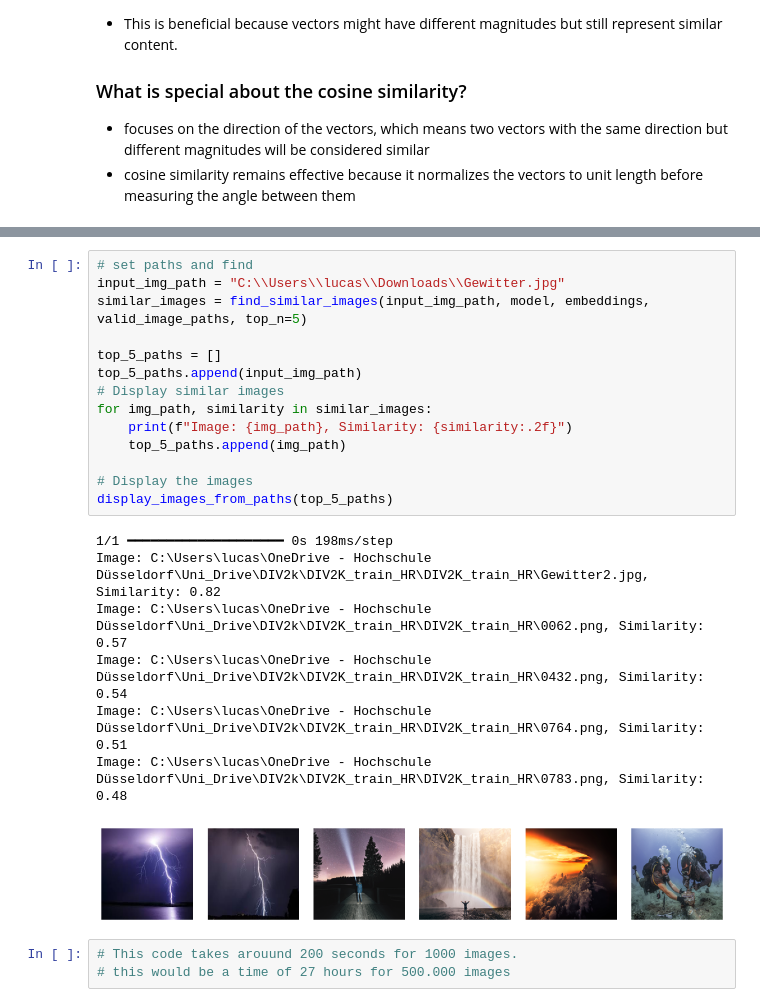
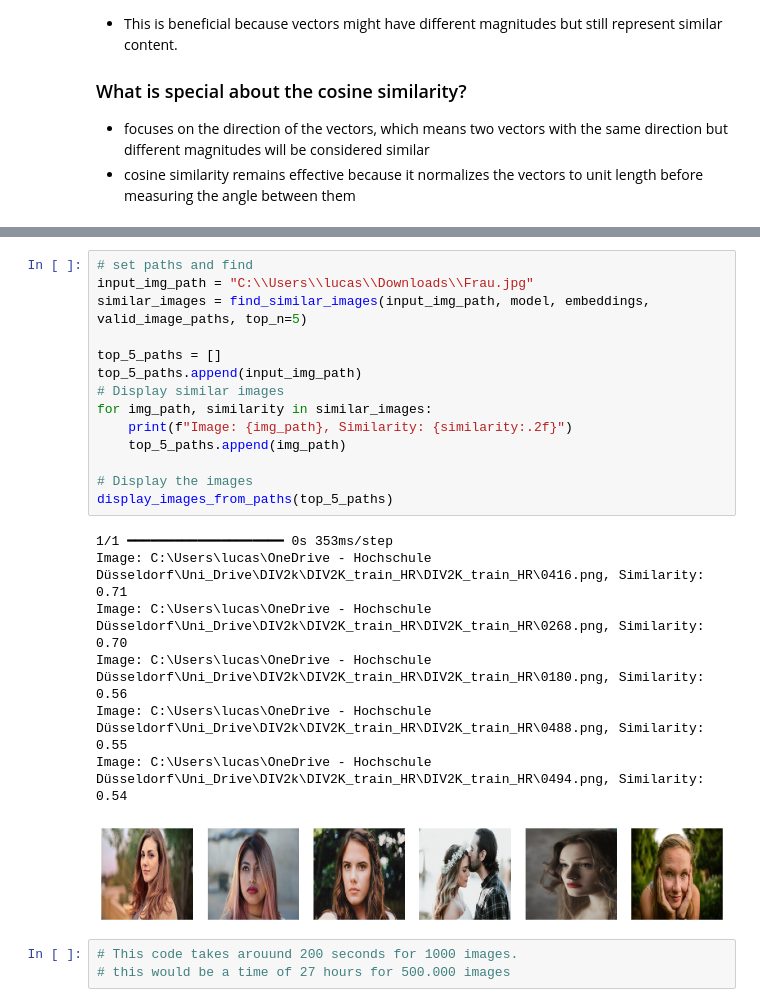
Before and after one commit to lucasthierry17/FindPicture, a Jupyter notebook: embedding_resnet.ipynb, the cells around one changed output, grey strips where cells are left out. Saved outputs shown, nothing was run; the diff lists cells and outputs as text.

```diff
--- a/embedding_resnet.ipynb
+++ b/embedding_resnet.ipynb
@@ -217,25 +199,25 @@ WARNING:tensorflow:6 out of the last 6 calls to <function TensorFlowTrainer.make
 # %%
 # set paths and find
-input_img_path = "C:\\Users\\lucas\\Downloads\\Gewitter.jpg"
+input_img_path = "C:\\Users\\lucas\\Downloads\\Frau.jpg"
 similar_images = find_similar_images(input_img_path, model, embeddings, valid_image_paths, top_n=5)
 
 top_5_paths = []
 top_5_paths.append(input_img_path)
 # Display similar images
 for img_path, similarity in similar_images:
     print(f"Image: {img_path}, Similarity: {similarity:.2f}")
     top_5_paths.append(img_path)
 
 # Display the images
 display_images_from_paths(top_5_paths)
 # %% [output]
-1/1 ━━━━━━━━━━━━━━━━━━━━ 0s 198ms/step
-Image: C:\Users\lucas\OneDrive - Hochschule Düsseldorf\Uni_Drive\DIV2k\DIV2K_train_HR\DIV2K_train_HR\Gewitter2.jpg, Similarity: 0.82
-Image: C:\Users\lucas\OneDrive - Hochschule Düsseldorf\Uni_Drive\DIV2k\DIV2K_train_HR\DIV2K_train_HR\0062.png, Similarity: 0.57
-Image: C:\Users\lucas\OneDrive - Hochschule Düsseldorf\Uni_Drive\DIV2k\DIV2K_train_HR\DIV2K_train_HR\0432.png, Similarity: 0.54
-Image: C:\Users\lucas\OneDrive - Hochschule Düsseldorf\Uni_Drive\DIV2k\DIV2K_train_HR\DIV2K_train_HR\0764.png, Similarity: 0.51
-Image: C:\Users\lucas\OneDrive - Hochschule Düsseldorf\Uni_Drive\DIV2k\DIV2K_train_HR\DIV2K_train_HR\0783.png, Similarity: 0.48
+1/1 ━━━━━━━━━━━━━━━━━━━━ 0s 353ms/step
+Image: C:\Users\lucas\OneDrive - Hochschule Düsseldorf\Uni_Drive\DIV2k\DIV2K_train_HR\DIV2K_train_HR\0416.png, Similarity: 0.71
+Image: C:\Users\lucas\OneDrive - Hochschule Düsseldorf\Uni_Drive\DIV2k\DIV2K_train_HR\DIV2K_train_HR\0268.png, Similarity: 0.70
+Image: C:\Users\lucas\OneDrive - Hochschule Düsseldorf\Uni_Drive\DIV2k\DIV2K_train_HR\DIV2K_train_HR\0180.png, Similarity: 0.56
+Image: C:\Users\lucas\OneDrive - Hochschule Düsseldorf\Uni_Drive\DIV2k\DIV2K_train_HR\DIV2K_train_HR\0488.png, Similarity: 0.55
+Image: C:\Users\lucas\OneDrive - Hochschule Düsseldorf\Uni_Drive\DIV2k\DIV2K_train_HR\DIV2K_train_HR\0494.png, Similarity: 0.54
-[figure, old version]
+[figure, new version]
 # %%
 # This code takes arouund 200 seconds for 1000 images.
 # this would be a time of 27 hours for 500.000 images
```
Also changed, not shown: parts of 2 cells of this notebook, 5 other files.
